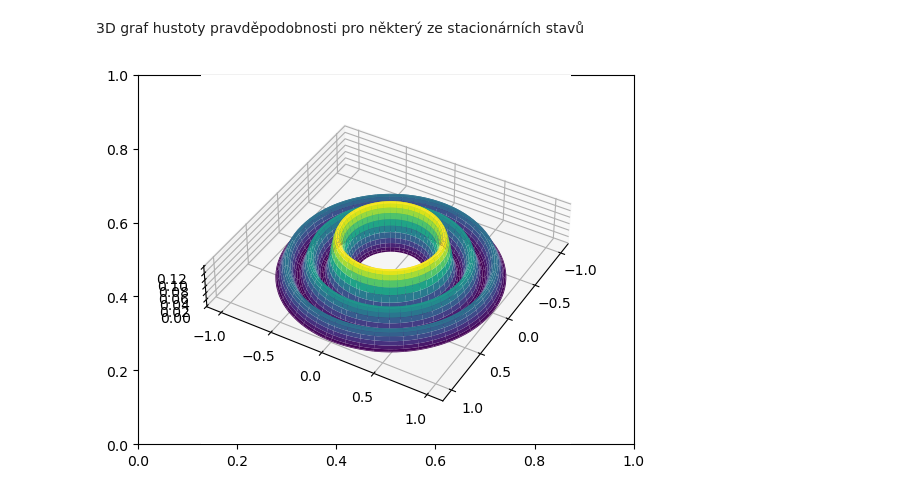
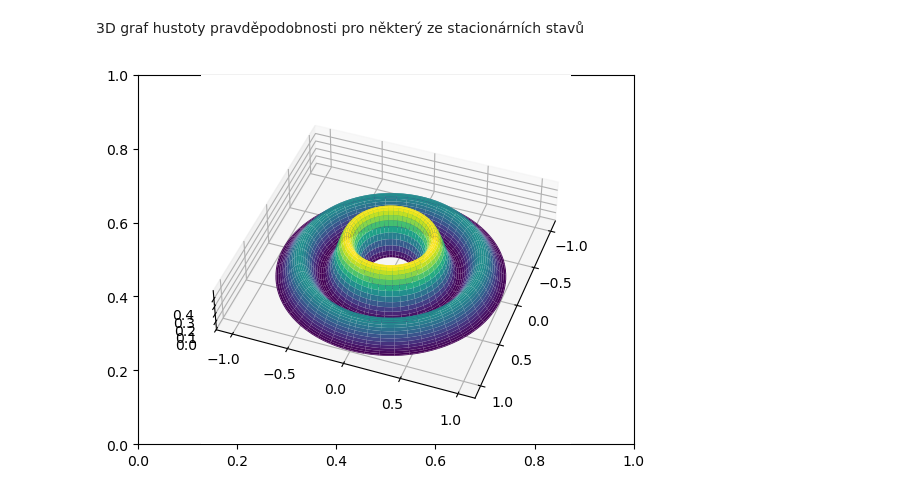
Before and after one commit to bruhduh726/nanotechnologie, a Jupyter notebook: zapoctak_3.ipynb, the cells around one changed output. Drawn from its saved outputs; the diff is of its cells as text; code cells hidden in the pictures.

```diff
--- a/zapoctak_3.ipynb
+++ b/zapoctak_3.ipynb
@@ -47,10 +47,10 @@ Y_l(kR_1)J_l(kR_2) - J_l(kR_1) Y_l(kR_2) = 0 \quad => \text{možná }k
 # %% [markdown]
 Graf levé strany poslední uvedené rovnice pro různé hodnoty $k$. Průsečíky tohoto grafu s nulou odhalí, kdy je podmínka z poslední rovnice splněna a bude tak získán diskrétní set možných $k$ (kvantování).
 # %%
-R_1 = 0.3
+R_1 = 0.2
 R_2 = 1
 k = np.linspace(0,100,5000)
-l_max = 10
+l_max = 30
 
 f = np.zeros((l_max,len(k)))
 for l in (np.arange(l_max)):
@@ -130,21 +136,21 @@ E_{n,k} = \frac{\hbar^2 k_z^2}{2m} + ?
 # %% [markdown]
 3D graf hustoty pravděpodobnosti pro některý ze stacionárních stavů
 # %%
-l = 6
-k = valid_k[l][2]
+l = 0
+k = valid_k[l][1]
 phi = np.linspace(0,2*np.pi,100)
 r = np.linspace(R_1,R_2,100)
 r, phi = np.meshgrid(r, phi)
 psi = (sp.jv(l,k*r) - sp.jv(l,k*R_1)/sp.yv(l,k*R_1)*sp.yv(l,k*r)) * np.exp(1j*2*phi*l)
 
 x = r * np.cos(phi)
 y = r * np.sin(phi)
 
 fig, ax = plt.subplots()
 ax = fig.add_subplot(111, projection='3d')
 ax.plot_surface(x, y, np.abs(psi)**2, cmap='viridis')
 ax.set_box_aspect([5,5,1])
-ax.view_init(elev=40, azim=30)
+ax.view_init(elev=43, azim=20)
 plt.show()
 # %% [output]
-[figure, old version]
+[figure, new version]
```
Also changed, not shown: parts of 4 cells of this notebook.
